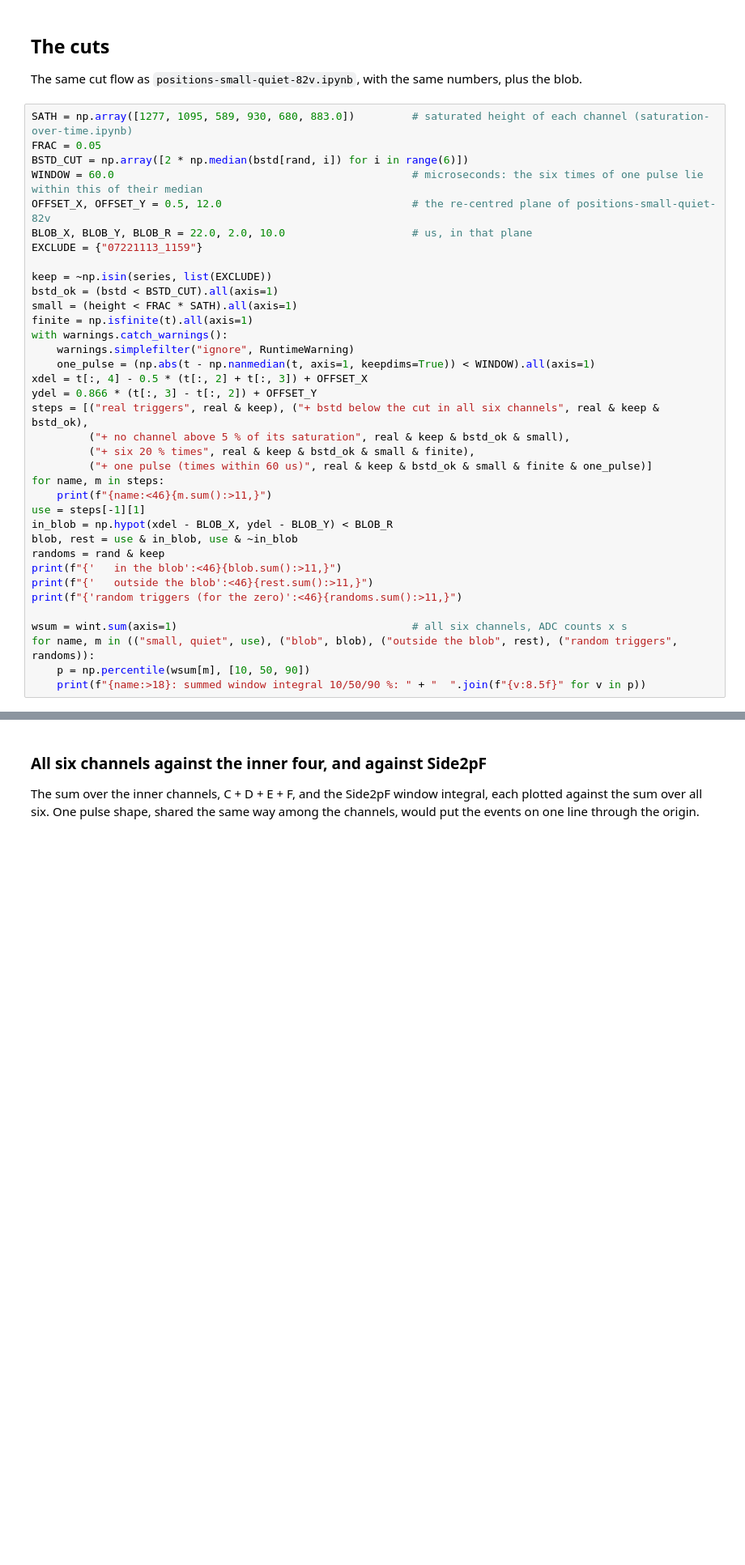
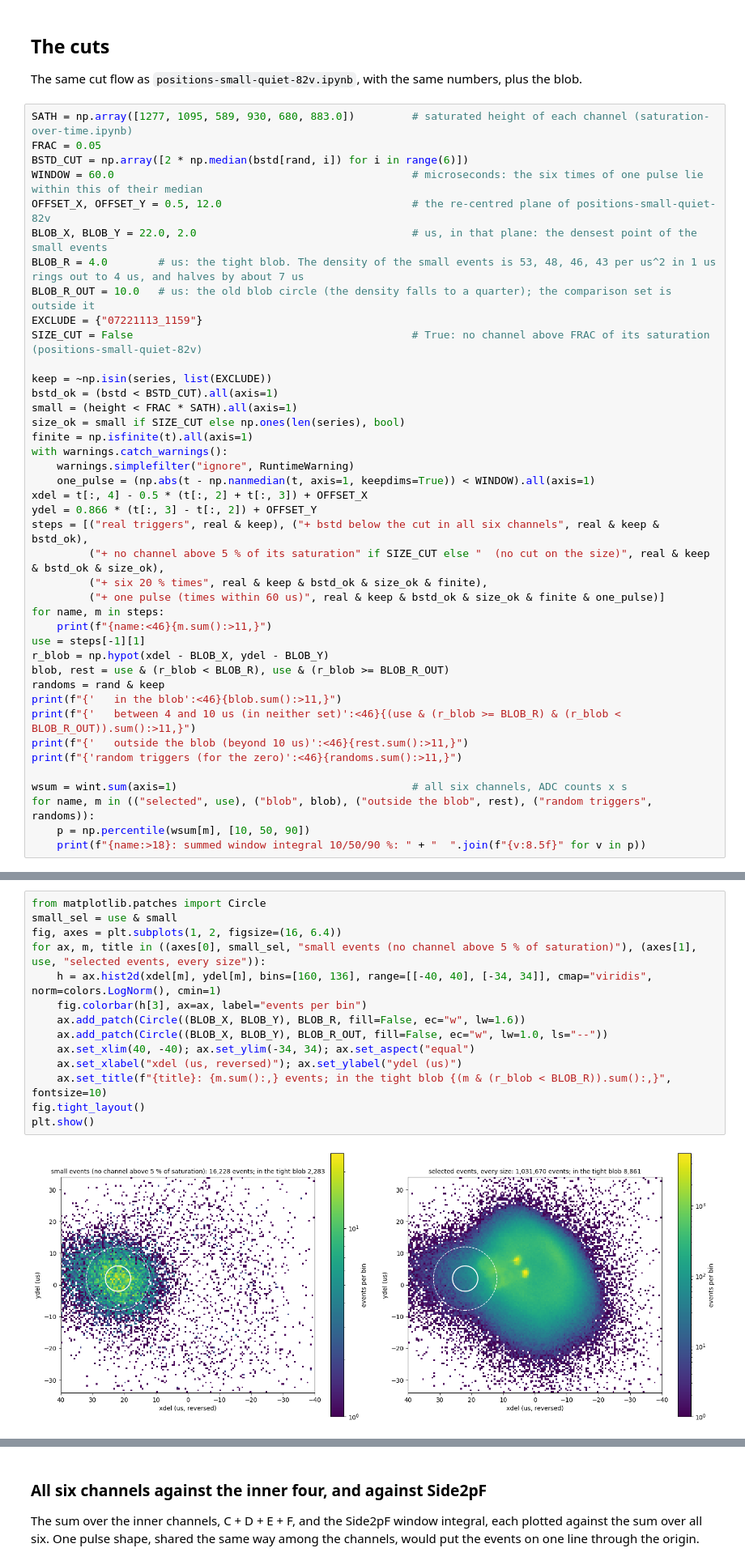
Before and after one commit to villano-lab/NSDF-Data, a Jupyter notebook: data_analysis/R76/notebooks/relcal/window-integral-small-quiet-82v.ipynb, the cells around one changed output, grey strips where cells are left out. Shown at 81% size. Cells and saved outputs as stored; diff of their text form; blank space fills up the shorter version.

```diff
--- a/data_analysis/R76/notebooks/relcal/window-integral-small-quiet-82v.ipynb
+++ b/data_analysis/R76/notebooks/relcal/window-integral-small-quiet-82v.ipynb
@@ -90,12 +90,16 @@ FRAC = 0.05
 BSTD_CUT = np.array([2 * np.median(bstd[rand, i]) for i in range(6)])
 WINDOW = 60.0                                               # microseconds: the six times of one pulse lie within this of their median
 OFFSET_X, OFFSET_Y = 0.5, 12.0                              # the re-centred plane of positions-small-quiet-82v
-BLOB_X, BLOB_Y, BLOB_R = 22.0, 2.0, 10.0                    # us, in that plane
+BLOB_X, BLOB_Y = 22.0, 2.0                                  # us, in that plane: the densest point of the small events
+BLOB_R = 4.0        # us: the tight blob. The density of the small events is 53, 48, 46, 43 per us^2 in 1 us rings out to 4 us, and halves by about 7 us
+BLOB_R_OUT = 10.0   # us: the old blob circle (the density falls to a quarter); the comparison set is outside it
 EXCLUDE = {"07221113_1159"}
+SIZE_CUT = False                                            # True: no channel above FRAC of its saturation (positions-small-quiet-82v)
 
 keep = ~np.isin(series, list(EXCLUDE))
 bstd_ok = (bstd < BSTD_CUT).all(axis=1)
 small = (height < FRAC * SATH).all(axis=1)
+size_ok = small if SIZE_CUT else np.ones(len(series), bool)
 finite = np.isfinite(t).all(axis=1)
 with warnings.catch_warnings():
     warnings.simplefilter("ignore", RuntimeWarning)
@@ -103,21 +107,22 @@ with warnings.catch_warnings():
 xdel = t[:, 4] - 0.5 * (t[:, 2] + t[:, 3]) + OFFSET_X
 ydel = 0.866 * (t[:, 3] - t[:, 2]) + OFFSET_Y
 steps = [("real triggers", real & keep), ("+ bstd below the cut in all six channels", real & keep & bstd_ok),
-         ("+ no channel above 5 % of its saturation", real & keep & bstd_ok & small),
-         ("+ six 20 % times", real & keep & bstd_ok & small & finite),
-         ("+ one pulse (times within 60 us)", real & keep & bstd_ok & small & finite & one_pulse)]
+         ("+ no channel above 5 % of its saturation" if SIZE_CUT else "  (no cut on the size)", real & keep & bstd_ok & size_ok),
+         ("+ six 20 % times", real & keep & bstd_ok & size_ok & finite),
+         ("+ one pulse (times within 60 us)", real & keep & bstd_ok & size_ok & finite & one_pulse)]
 for name, m in steps:
     print(f"{name:<46}{m.sum():>11,}")
 use = steps[-1][1]
-in_blob = np.hypot(xdel - BLOB_X, ydel - BLOB_Y) < BLOB_R
-blob, rest = use & in_blob, use & ~in_blob
+r_blob = np.hypot(xdel - BLOB_X, ydel - BLOB_Y)
+blob, rest = use & (r_blob < BLOB_R), use & (r_blob >= BLOB_R_OUT)
 randoms = rand & keep
 print(f"{'   in the blob':<46}{blob.sum():>11,}")
-print(f"{'   outside the blob':<46}{rest.sum():>11,}")
+print(f"{'   between 4 and 10 us (in neither set)':<46}{(use & (r_blob >= BLOB_R) & (r_blob < BLOB_R_OUT)).sum():>11,}")
+print(f"{'   outside the blob (beyond 10 us)':<46}{rest.sum():>11,}")
 print(f"{'random triggers (for the zero)':<46}{randoms.sum():>11,}")
 
 wsum = wint.sum(axis=1)                                     # all six channels, ADC counts x s
-for name, m in (("small, quiet", use), ("blob", blob), ("outside the blob", rest), ("random triggers", randoms)):
+for name, m in (("selected", use), ("blob", blob), ("outside the blob", rest), ("random triggers", randoms)):
     p = np.percentile(wsum[m], [10, 50, 90])
     print(f"{name:>18}: summed window integral 10/50/90 %: " + "  ".join(f"{v:8.5f}" for v in p))
 # %% [output]
@@ -136,3 +146,19 @@ random triggers (for the zero)                     25,511
+# %%
+from matplotlib.patches import Circle
+small_sel = use & small
+fig, axes = plt.subplots(1, 2, figsize=(16, 6.4))
+for ax, m, title in ((axes[0], small_sel, "small events (no channel above 5 % of saturation)"), (axes[1], use, "selected events, every size")):
+    h = ax.hist2d(xdel[m], ydel[m], bins=[160, 136], range=[[-40, 40], [-34, 34]], cmap="viridis", norm=colors.LogNorm(), cmin=1)
+    fig.colorbar(h[3], ax=ax, label="events per bin")
+    ax.add_patch(Circle((BLOB_X, BLOB_Y), BLOB_R, fill=False, ec="w", lw=1.6))
+    ax.add_patch(Circle((BLOB_X, BLOB_Y), BLOB_R_OUT, fill=False, ec="w", lw=1.0, ls="--"))
+    ax.set_xlim(40, -40); ax.set_ylim(-34, 34); ax.set_aspect("equal")
+    ax.set_xlabel("xdel (us, reversed)"); ax.set_ylabel("ydel (us)")
+    ax.set_title(f"{title}: {m.sum():,} events; in the tight blob {(m & (r_blob < BLOB_R)).sum():,}", fontsize=10)
+fig.tight_layout()
+plt.show()
+# %% [output]
+[figure, added]
 # %% [markdown]
 ## The summed window integral
 
```
Also changed, not shown: parts of 12 cells of this notebook.
